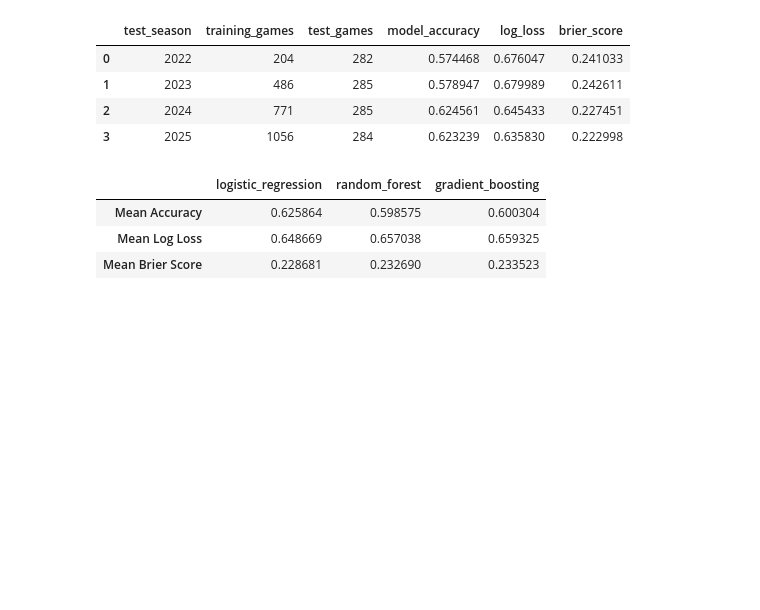
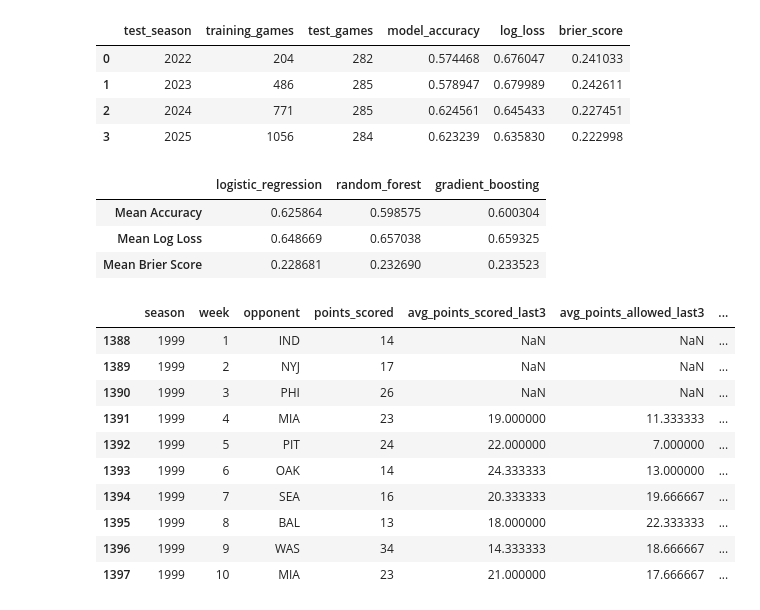
Before and after one commit to GarnetFisherman/nfl-game-prediction, a Jupyter notebook: notebooks/01_explore_nfl_data.ipynb, the cells around one changed output. Drawn from its saved outputs; the diff is of its cells as text; code cells hidden in the pictures; blank space fills up the shorter version.

```diff
--- a/notebooks/01_explore_nfl_data.ipynb
+++ b/notebooks/01_explore_nfl_data.ipynb
@@ -2307,0 +2339,32 @@ three_model_summary
+# %%
+team_games_3 = add_rolling_team_features(
+    team_games,
+    3
+)
+# %%
+team_games_3[
+    team_games_3["team"] == "BUF"
+][
+    [
+        "season",
+        "week",
+        "opponent",
+        "points_scored",
+        "avg_points_scored_last3",
+        "avg_points_allowed_last3",
+        "avg_point_diff_last3",
+        "win_pct_last3"
+    ]
+].head(10)
+# %% [output]
+|  | season | week | opponent | points_scored | avg_points_scored_last3 | avg_points_allowed_last3 | ... |
+| 1388 | 1999 | 1 | IND | 14 | NaN | NaN | ... |
+| 1389 | 1999 | 2 | NYJ | 17 | NaN | NaN | ... |
+| 1390 | 1999 | 3 | PHI | 26 | NaN | NaN | ... |
+| 1391 | 1999 | 4 | MIA | 23 | 19.000000 | 11.333333 | ... |
+| 1392 | 1999 | 5 | PIT | 24 | 22.000000 | 7.000000 | ... |
+| 1393 | 1999 | 6 | OAK | 14 | 24.333333 | 13.000000 | ... |
+| 1394 | 1999 | 7 | SEA | 16 | 20.333333 | 19.666667 | ... |
+| 1395 | 1999 | 8 | BAL | 13 | 18.000000 | 22.333333 | ... |
+| 1396 | 1999 | 9 | WAS | 34 | 14.333333 | 18.666667 | ... |
+| 1397 | 1999 | 10 | MIA | 23 | 21.000000 | 17.666667 | ... |
```
Also changed, not shown: parts of 27 cells of this notebook.
